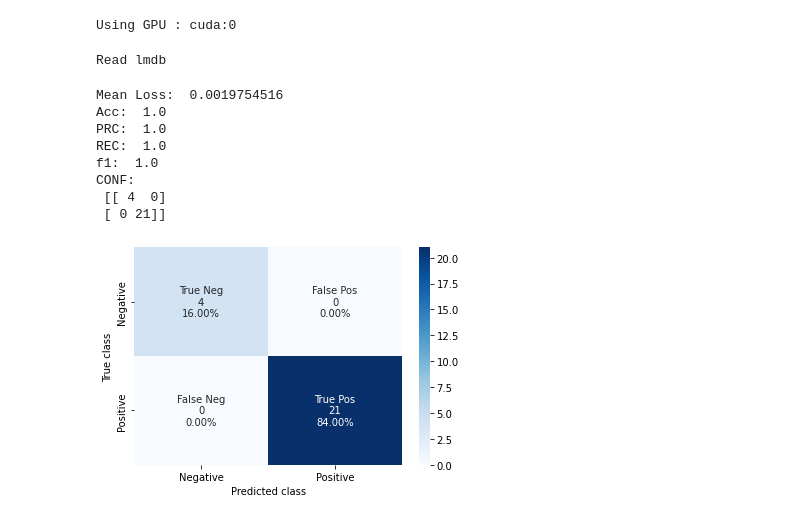
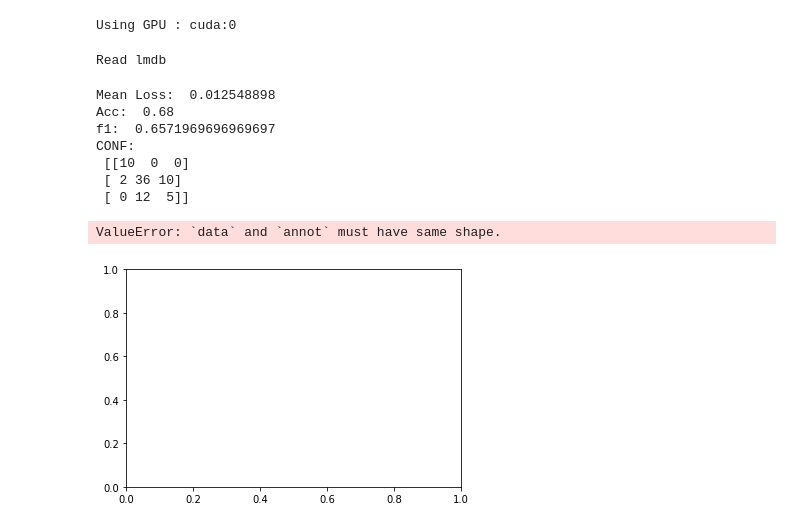
Before and after one commit to alejandroborj/heterogeneous-data, a Jupyter notebook: src/WSI/pred_WSI.ipynb, the cells around one changed output. Saved outputs shown, nothing was run; the diff lists cells and outputs as text; code cells hidden in the pictures.

```diff
--- a/src/WSI/pred_WSI.ipynb
+++ b/src/WSI/pred_WSI.ipynb
@@ -25,8 +25,8 @@ else:
 # %% [output]
 Using GPU : cuda:0
 # %%
-EXP_NAME = "ejemplo_2"
 EXP_NAME = "25ep_earlystp_ft"
+EXP_NAME = "25ep"
 
 DATA_SET_NAME = f"data_set_x20_100%_split"
 # %%
@@ -56,11 +56,14 @@ def wsi_class(wsi_data_set):
         output = net(batch_X)
         outputs.extend(output.cpu())
         #print(batch_y.size(), output.size())
-        loss += nn.BCELoss()(output, batch_y).cpu()
+        loss += nn.CrossEntropyLoss()(output, batch_y).cpu()
 
-    y_pred = [torch.argmin(i) for i in outputs] # 1 means positive diagnosis: (1,0) => 1
+    y_pred = [torch.argmax(i) for i in outputs] # 1 means positive diagnosis: (1,0) => 1
+    prob_neg = y_pred.count(0)/len(y_pred)
+    prob_coad = y_pred.count(1)/len(y_pred)
+    prob_read = y_pred.count(2)/len(y_pred)
 
-    output = sum(y_pred)/len(y_pred)
+    output = [prob_neg, prob_coad, prob_read]
     loss = loss/len(wsi_data_set)
 
     return output, loss
@@ -70,60 +73,56 @@ MODEL_NAME = EXP_NAME + f"{0}"
 
 net = torch.load(f"C:\\Users\\Alejandro\\Desktop\\heterogeneous-data\\results\\WSI\\models\\{MODEL_NAME}.pth") # Model loading
 
-X, y, _ , case_ids = data_reader.read_lmdb(f"C:/Users/Alejandro/Desktop/heterogeneous-data/data/WSI/patches/{SPLIT_NAME}")
+X, y, _ , case_ids = data_reader.read_lmdb(f"D:\data\WSI\COAD\patches\{SPLIT_NAME}")
 
-case_ids = [case_id[2:38] for case_id in case_ids] # Taking only the case_id, not patch id
+sample_ids = [case_id[2:18] for case_id in case_ids] # Taking only the sample_id, not patch id
 
 outputs, loss, labels = [], [], []
-unique_case_ids = np.unique(case_ids)
-case_ids = np.array(case_ids)
+unique_sample_ids = np.unique(sample_ids)
+sample_ids = np.array(sample_ids)
 
-for unique_case_id in tqdm(unique_case_ids):
+for unique_sample_id in tqdm(unique_sample_ids):
 
     net.eval()
     with torch.no_grad():
-        ii = np.where(case_ids == unique_case_id)[0]
+        ii = np.where(sample_ids == unique_sample_id)[0]
 
         wsi_data_set = dataset.PatchDataset([], [], [])
 
         wsi_data_set.inputs.extend(X[ii[0]:ii[-1]])# Taking the patches from a given wsi
         wsi_data_set.labels.extend(y[ii[0]:ii[-1]])
-        wsi_data_set.case_ids.extend(case_ids)
+        wsi_data_set.case_ids.extend(sample_ids)
 
         output = wsi_class(wsi_data_set)
         outputs.append(output[0])
         loss.append(output[1])
-        labels.append(y[ii[0]][0]) # OHE to binary
+        labels.append(np.argmax(y[ii[0]])) # OHE to binary
 
         del wsi_data_set
 
 loss = np.mean(loss)
 
-out = [1 if output>0.5 else 0 for output in outputs]
+out = [np.argmax(output) for output in outputs]
 
-conf_m = confusion_matrix(labels, out, labels=[0, 1])
-
-acc = (conf_m[0][0]+conf_m[1][1])/(conf_m[1][0]+conf_m[0][1]+conf_m[1][1]+conf_m[0][0])
-prc = conf_m[1][1]/(conf_m[1][1]+conf_m[0][1])
-rec = conf_m[1][1]/(conf_m[1][1]+conf_m[1][0])
-f1 = 2*prc*rec/(prc+rec)
+conf_m = sklearn.metrics.confusion_matrix(labels, out, labels=[0, 1, 2])
+acc = sklearn.metrics.accuracy_score(labels, out)
+f1 = sklearn.metrics.f1_score(labels, out, average= "macro")
+auc = 0 #sklearn.metrics.roc_auc_score(y_true, y_pred, average= "micro", multi_class="ovr") #!!!!
 
 print("Mean Loss: ", loss)
 print("Acc: ", acc)
-print("PRC: ", prc) # TP/TP+FP
-print("REC: ", rec) # TP/TP+FN
 print("f1: ", f1)
 print("CONF: \n", conf_m, "\n")
 
 plots.plot_conf(SPLIT_NAME, conf_m)
 # %% [output]
 Read lmdb
-Mean Loss:  0.0019754516
-Acc:  1.0
-PRC:  1.0
-REC:  1.0
-f1:  1.0
+Mean Loss:  0.012548898
+Acc:  0.68
+f1:  0.6571969696969697
 CONF:
- [[ 4  0]
- [ 0 21]]
+ [[10  0  0]
+ [ 2 36 10]
+ [ 0 12  5]]
+ValueError: `data` and `annot` must have same shape.
-[figure, old version]
+[figure, new version]
```
Also changed, not shown: parts of 2 cells of this notebook, 34 other files.
